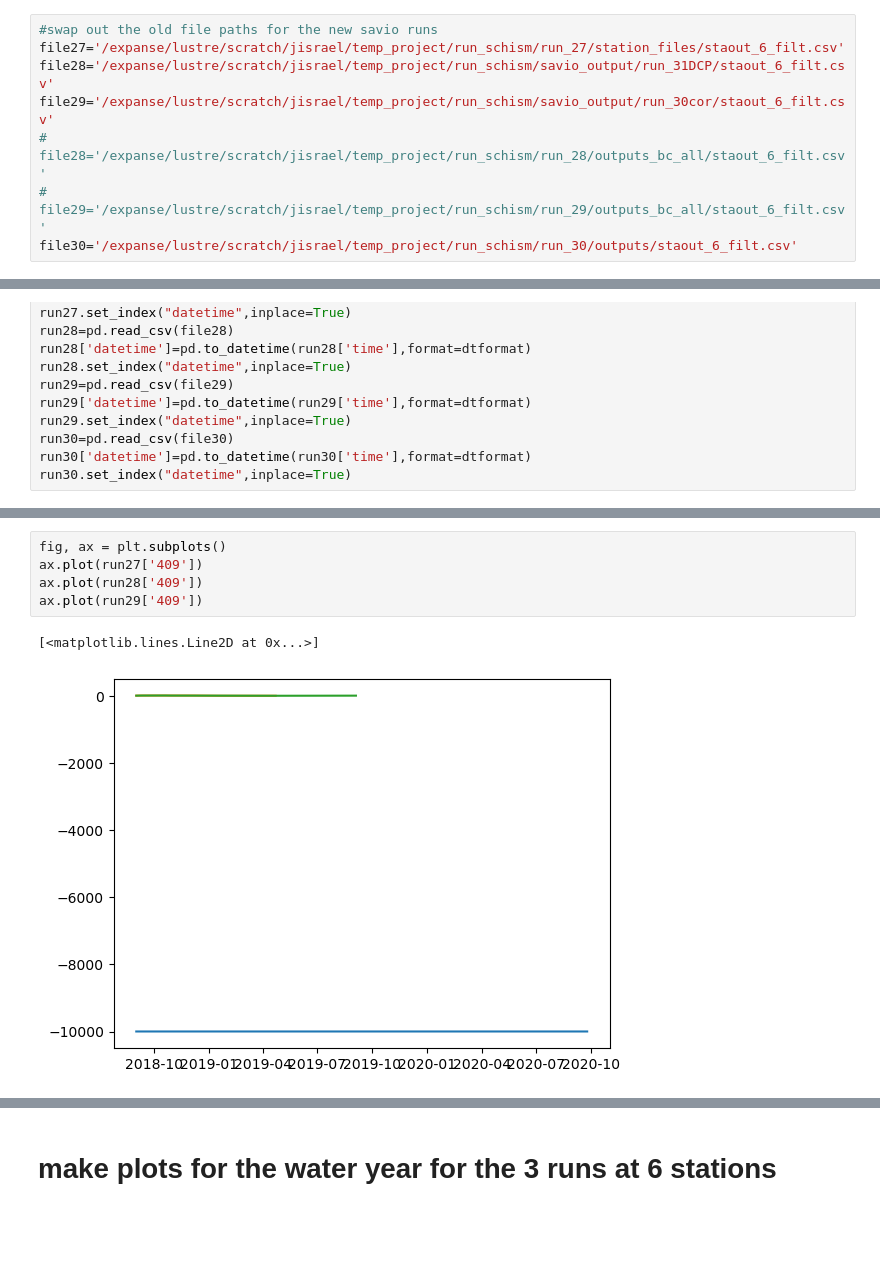
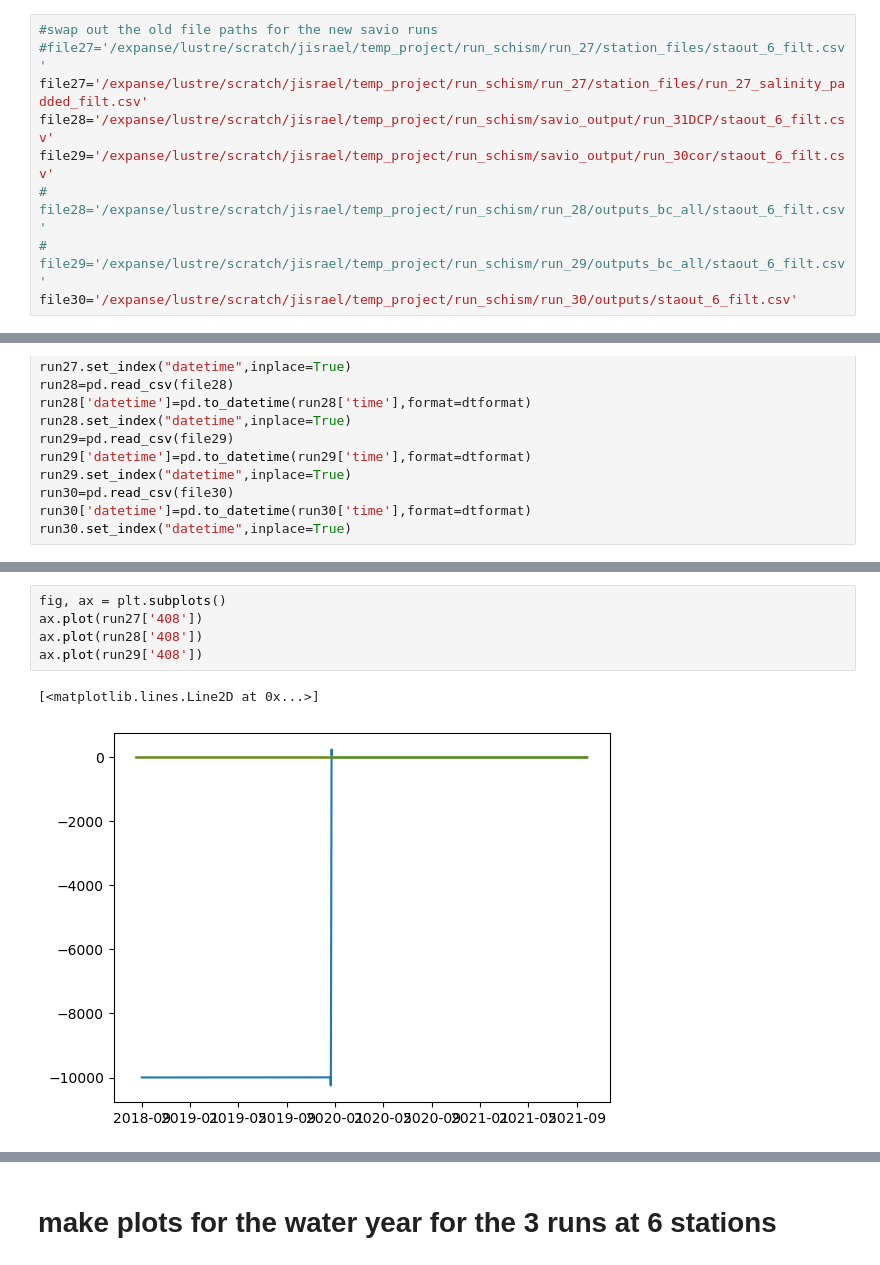
Before and after one commit to jennaisrael/Savio_scratch_back_up, a Jupyter notebook: Plotting/expanse/ch_3/station_plots.ipynb, the cells around one changed output, grey strips where cells are left out. Drawn from its saved outputs; the diff is of its cells as text; blank space fills up the shorter version.

```diff
--- a/Plotting/expanse/ch_3/station_plots.ipynb
+++ b/Plotting/expanse/ch_3/station_plots.ipynb
@@ -64,7 +64,8 @@ for i, station in enumerate(stations):
 408 == R3 default Rec_East_Courtland
 # %%
 #swap out the old file paths for the new savio runs
-file27='/expanse/lustre/scratch/jisrael/temp_project/run_schism/run_27/station_files/staout_6_filt.csv'
+#file27='/expanse/lustre/scratch/jisrael/temp_project/run_schism/run_27/station_files/staout_6_filt.csv'
+file27='/expanse/lustre/scratch/jisrael/temp_project/run_schism/run_27/station_files/run_27_salinity_padded_filt.csv'
 file28='/expanse/lustre/scratch/jisrael/temp_project/run_schism/savio_output/run_31DCP/staout_6_filt.csv'
 file29='/expanse/lustre/scratch/jisrael/temp_project/run_schism/savio_output/run_30cor/staout_6_filt.csv'
 # file28='/expanse/lustre/scratch/jisrael/temp_project/run_schism/run_28/outputs_bc_all/staout_6_filt.csv'
@@ -105,11 +106,11 @@ run27
 # %%
 fig, ax = plt.subplots()
-ax.plot(run27['409'])
-ax.plot(run28['409'])
-ax.plot(run29['409'])
+ax.plot(run27['408'])
+ax.plot(run28['408'])
+ax.plot(run29['408'])
 # %% [output]
 [<matplotlib.lines.Line2D at 0x...>]
-[figure, old version]
+[figure, new version]
 # %%
 fig, ax = plt.subplots()
 ax.plot(run27['10'])
```
Also changed, not shown: parts of 14 cells of this notebook, 4 other files.
